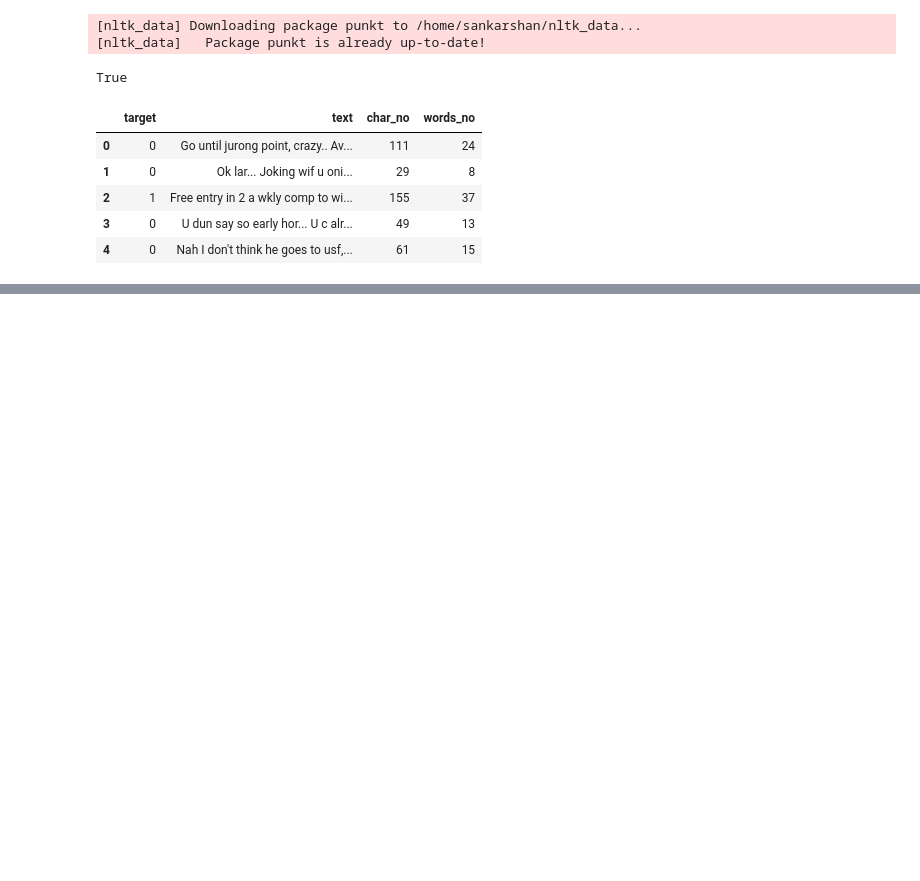
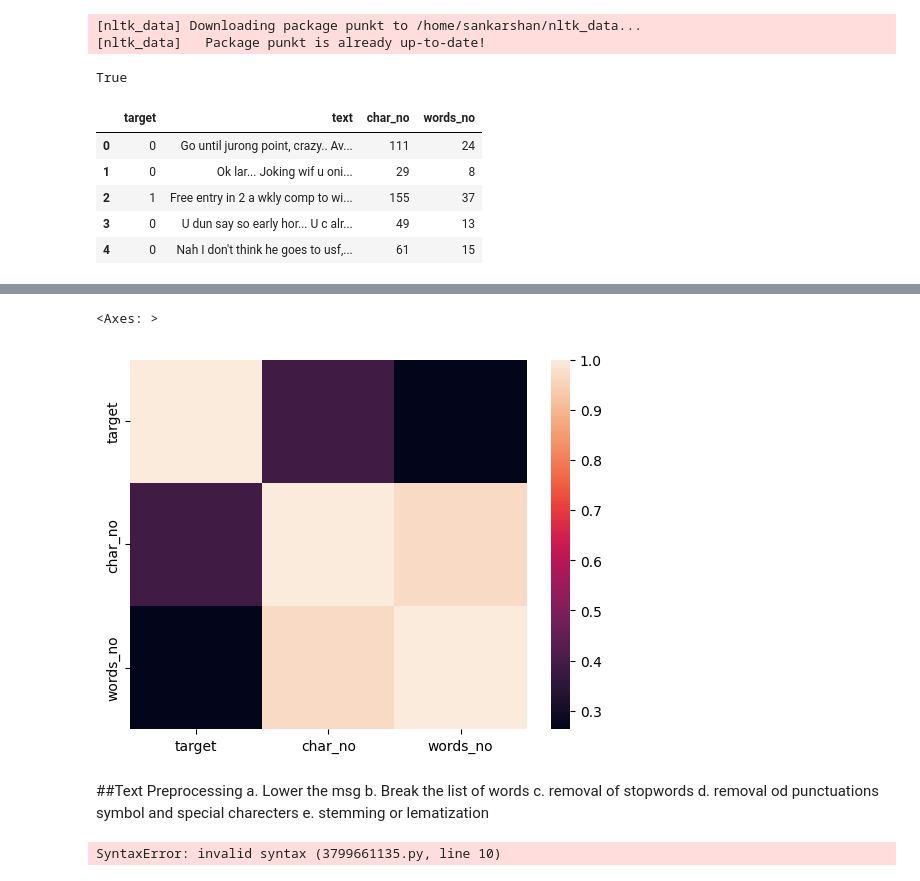
Before and after one commit to SankarshanKar/SEM6, a Jupyter notebook: NLP/NLP_MAR21/NLP_March_21.ipynb, the cells around one changed output, grey strips where cells are left out. Saved outputs shown, nothing was run; the diff lists cells and outputs as text; code cells hidden in the pictures; blank space fills up the shorter version.

```diff
--- a/NLP/NLP_MAR21/NLP_March_21.ipynb
+++ b/NLP/NLP_MAR21/NLP_March_21.ipynb
@@ -157,0 +178,12 @@ df.head()
+# %%
+sns.heatmap(df.corr())
+# %% [output]
+<Axes: >
+[figure, added]
+# %% [markdown]
+##Text Preprocessing
+a. Lower the msg
+b. Break the list of words
+c. removal of stopwords
+d. removal od punctuations symbol and special charecters
+e. stemming or lematization
@@ -157,0 +192,21 @@ df.head()
+# %%
+##Create a user defined function that converts the message into lowercase
+def twist(txt):
+    txt = txt.lower()
+    txt = nltk.word_tokenize(txt)
+    y = []
+    for i in txt:
+        if i.isalnum():
+            y.append()
+
+    txt = y[:]
+    y.clear
+    for i in txt:
+        if i not in stopwords.words('english'):
+            y.append()
+
+    txt = y[:]
+    return txt
+twist("Welas aaASISD *^&nda&&bBKda")
+# %% [output]
+SyntaxError: invalid syntax (3799661135.py, line 10)
```
Also changed, not shown: parts of 8 cells of this notebook.
